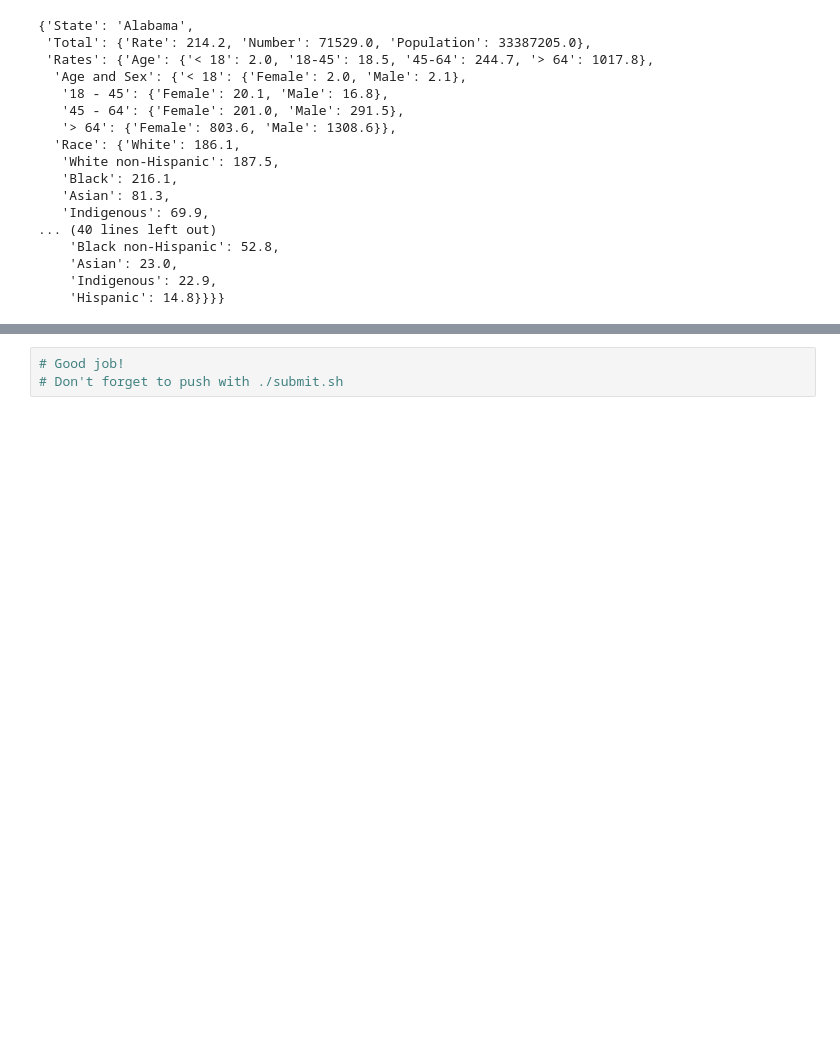
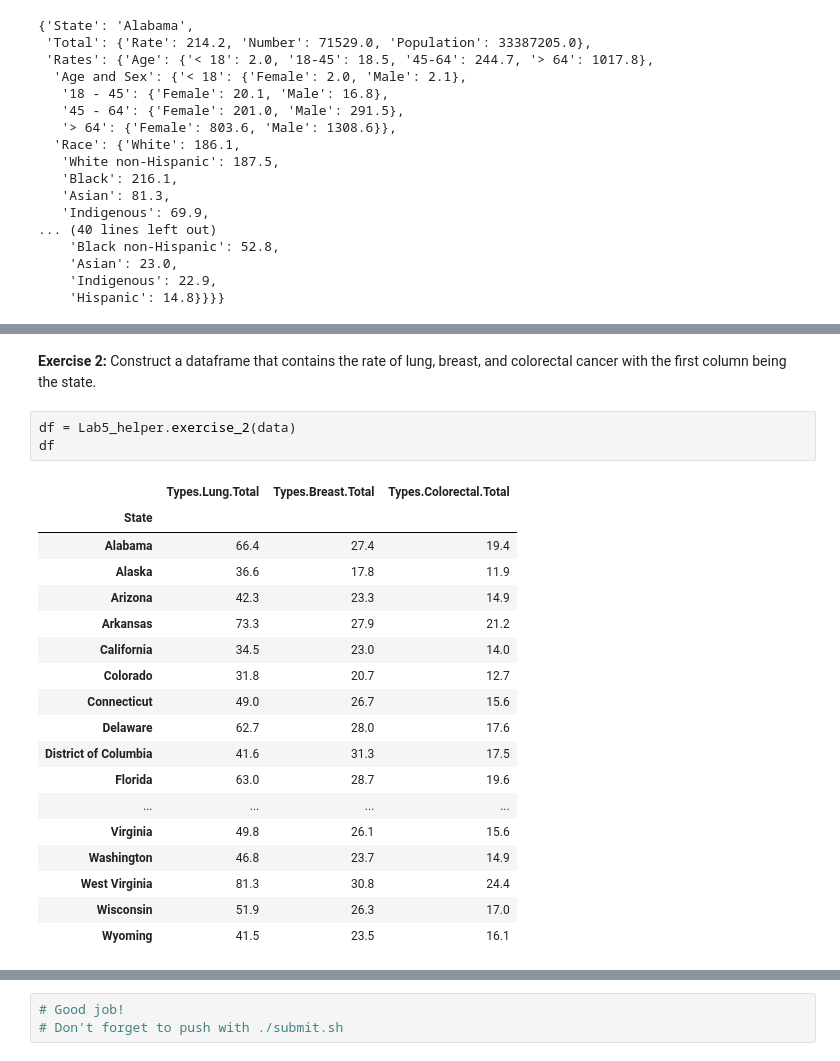
Before and after one commit to anderson-github-classroom-2021-summer/data-301-student, a Jupyter notebook: labs/Lab5.ipynb, the cells around one changed output, grey strips where cells are left out. Cells and saved outputs as stored; diff of their text form; blank space fills up the shorter version.

```diff
--- a/labs/Lab5.ipynb
+++ b/labs/Lab5.ipynb
@@ -163,0 +97,24 @@ with pd.option_context('display.max_rows', None, 'display.max_columns', None):
+# %% [markdown]
+**Exercise 2:** Construct a dataframe that contains the rate of lung, breast, and colorectal cancer with the first column being the state.
+# %%
+df = Lab5_helper.exercise_2(data)
+df
+# %% [output]
+|  | Types.Lung.Total | Types.Breast.Total | Types.Colorectal.Total |
+| State |  |  |  |
+| Alabama | 66.4 | 27.4 | 19.4 |
+| Alaska | 36.6 | 17.8 | 11.9 |
+| Arizona | 42.3 | 23.3 | 14.9 |
+| Arkansas | 73.3 | 27.9 | 21.2 |
+| California | 34.5 | 23.0 | 14.0 |
+| Colorado | 31.8 | 20.7 | 12.7 |
+| Connecticut | 49.0 | 26.7 | 15.6 |
+| Delaware | 62.7 | 28.0 | 17.6 |
+| District of Columbia | 41.6 | 31.3 | 17.5 |
+| Florida | 63.0 | 28.7 | 19.6 |
+| ... | ... | ... | ... |
+| Virginia | 49.8 | 26.1 | 15.6 |
+| Washington | 46.8 | 23.7 | 14.9 |
+| West Virginia | 81.3 | 30.8 | 24.4 |
+| Wisconsin | 51.9 | 26.3 | 17.0 |
+| Wyoming | 41.5 | 23.5 | 16.1 |
```
Also changed, not shown: parts of 36 cells of this notebook, 6 other files.
